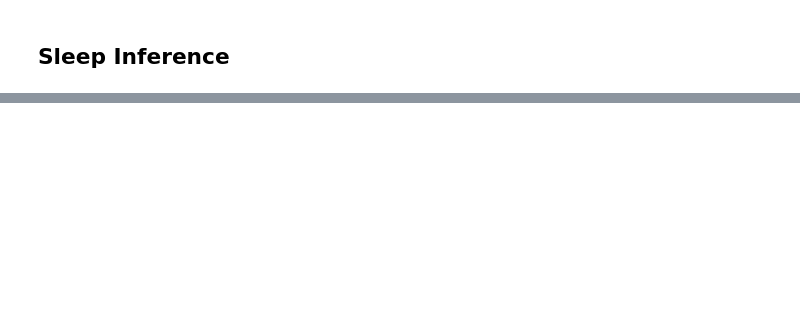
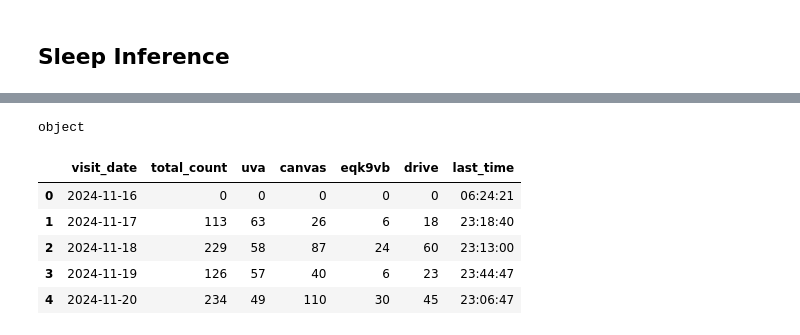
Before and after one commit to elaine-zhang12/google_takeout_sleep, a Jupyter notebook: cheryl_sleep_inference.ipynb, the cells around one changed output, grey strips where cells are left out. Cells and saved outputs as stored; diff of their text form; code cells hidden in the pictures; blank space fills up the shorter version.

```diff
--- a/cheryl_sleep_inference.ipynb
+++ b/cheryl_sleep_inference.ipynb
@@ -163,3 +165,59 @@ visit_summary_df.tail()
 | 73 | 2025-02-12 | 01:36:19 | https://www.google.com/search?q=g... | gmail - Google Search | 21:34:42 | https://www.geeksforgeeks.org/0-1... | 0/1 Knapsack Problem - GeeksforGeeks |
 | 74 | 2025-02-13 | 00:49:50 | https://www.google.com/search?q=p... | problems you can solve in prolog ... | 23:57:44 | https://support.google.com/accoun... | How to download your Google data ... |
 | 75 | 2025-02-14 | 00:13:53 | https://www.google.com/search?q=h... | chrome://settings/syncSetup - Goo... | 00:21:53 | https://sqlitebrowser.org/dl/ | Downloads - DB Browser for SQLite |
+# %%
+print(visit_summary_df["visit_time_first"].dtype)
+visit_summary_df["visit_time_last"] = pd.to_datetime(visit_summary_df["visit_time_last"])
+# %% [output]
+object
+# %%
+# tally up keywords
+keywords = ["uva", "canvas", "eqk9vb", "drive"]
+
+tally_data = []
+last_time_per_date = {}
+
+for _, row in chrome_history_CB.iterrows():
+    row_tally = {"visit_date": row["visit_date"], "total_count": 0}
+
+    # Count occurrences of each keyword
+    for keyword in keywords:
+        count = sum(row.astype(str).str.contains(keyword, case=False, na=False))
+        row_tally[keyword] = count
+        row_tally["total_count"] += count
+
+    if row["visit_date"] not in last_time_per_date:
+        last_time_per_date[row["visit_date"]] = row["visit_time"]
+    else:
+        if row["visit_time"] > last_time_per_date[row["visit_date"]]:
+            last_time_per_date[row["visit_date"]] = row["visit_time"]
+
+    tally_data.append(row_tally)
+
+tally_df = pd.DataFrame(tally_data)
+summary_df = tally_df.groupby("visit_date", as_index=False).sum()
+summary_df["last_time"] = summary_df["visit_date"].map(last_time_per_date)
+# %%
+# double check to see if any dates are missing, if so, add them to my df
+summary_df["visit_date"] = pd.to_datetime(summary_df["visit_date"])
+
+full_date_range = pd.date_range(start=summary_df["visit_date"].min(), end=summary_df["visit_date"].max(), freq="D")
+missing_dates = full_date_range[~full_date_range.isin(summary_df["visit_date"])]
+
+missing_rows = []
+for missing_date in missing_dates:
+    missing_row = {"visit_date": missing_date, "total_count": 0, "uva": 0, "canvas": 0, "eqk9vb": 0, "drive": 0}
+    missing_rows.append(missing_row)
+missing_df = pd.DataFrame(missing_rows)
+
+summary_df = pd.concat([summary_df, missing_df], ignore_index=True)
+summary_df = summary_df.sort_values("visit_date").reset_index(drop=True)
+
+summary_df.head()
+# %% [output]
+|  | visit_date | total_count | uva | canvas | eqk9vb | drive | last_time |
+| 0 | 2024-11-16 | 0 | 0 | 0 | 0 | 0 | 06:24:21 |
+| 1 | 2024-11-17 | 113 | 63 | 26 | 6 | 18 | 23:18:40 |
+| 2 | 2024-11-18 | 229 | 58 | 87 | 24 | 60 | 23:13:00 |
+| 3 | 2024-11-19 | 126 | 57 | 40 | 6 | 23 | 23:44:47 |
+| 4 | 2024-11-20 | 234 | 49 | 110 | 30 | 45 | 23:06:47 |
```
Also changed, not shown: parts of 3 cells of this notebook, 2 other files.
